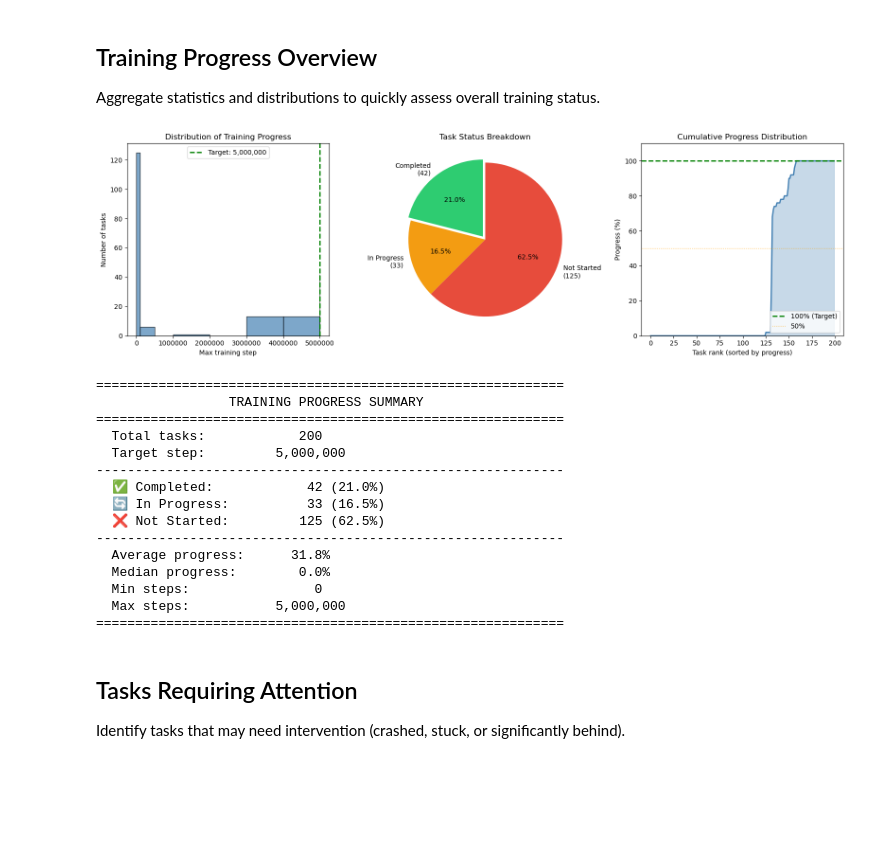
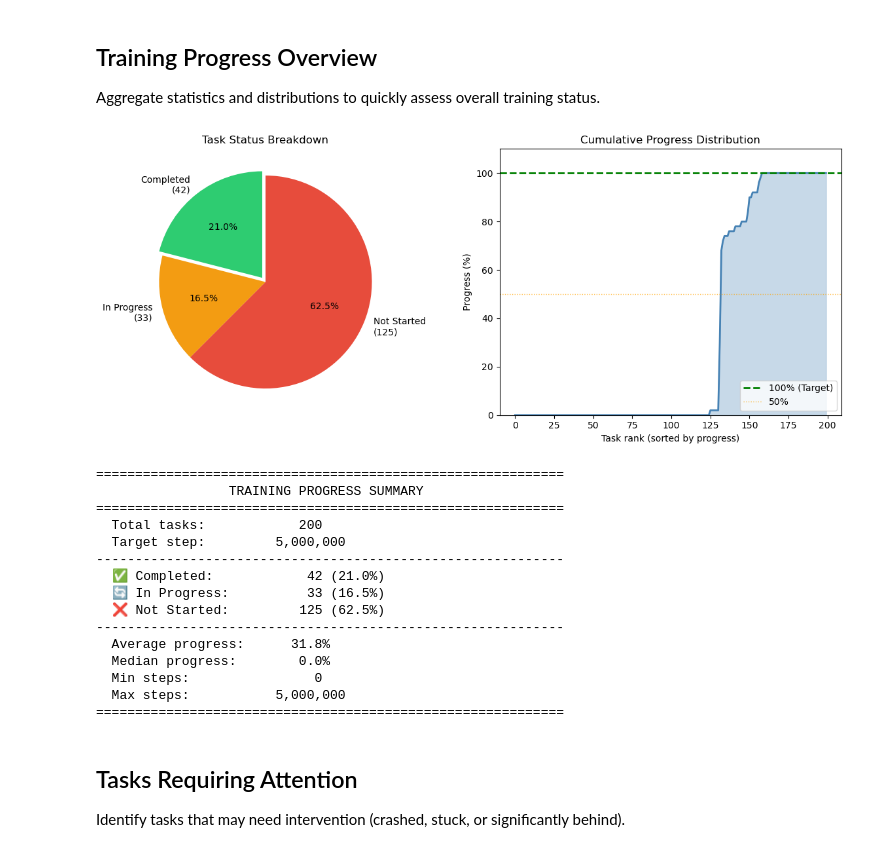
Before and after one commit to keyboardAnt/newt, a Jupyter notebook: discover/browse_runs.ipynb, the cells around one changed output. Drawn from its saved outputs; the diff is of its cells as text; code cells hidden in the pictures; blank space fills up the shorter version.

Commit message:
Refactor `browse_runs.ipynb` for improved visualization and layout
- Updated the layout of the plots in the notebook, reducing the number of subplots from three to two for better clarity.
- Changed the histogram of max steps to a pie chart of task status, enhancing the visual representation of task progress.
- Adjusted figure sizes and titles for improved readability and presentation of data.
- Updated execution counts to reflect the new order of code cells.

```diff
--- a/discover/browse_runs.ipynb
+++ b/discover/browse_runs.ipynb
@@ -363,71 +363,60 @@ def training_overview(df: pd.DataFrame, target_step: int = 5_000_000) -> None:
     median_progress = 100 * steps.median() / target_step
 
     # Create figure with subplots
-    fig, axes = plt.subplots(1, 3, figsize=(16, 5))
+    fig, axes = plt.subplots(1, 2, figsize=(12, 5))
 
-    # 1. Histogram of max steps
+    # 1. Pie chart of status
     ax1 = axes[0]
-    bins = [0, 100_000, 500_000, 1_000_000, 2_000_000, 3_000_000, 4_000_000, 5_000_000, steps.max() + 1]
-    ax1.hist(steps, bins=bins, edgecolor='black', alpha=0.7, color='steelblue')
-    ax1.axvline(x=target_step, color='green', linestyle='--', linewidth=2, label=f'Target: {target_step:,}')
-    ax1.set_xlabel('Max training step')
-    ax1.set_ylabel('Number of tasks')
-    ax1.set_title('Distribution of Training Progress')
-    ax1.ticklabel_format(style='plain', axis='x')
-    ax1.legend()
-
-    # 2. Pie chart of status
-    ax2 = axes[1]
     sizes = [completed, in_progress, not_started]
     labels = [f'Completed\n({completed})', f'In Progress\n({in_progress})', f'Not Started\n({not_started})']
     colors = ['#2ecc71', '#f39c12', '#e74c3c']
     explode = (0.05, 0, 0)
-    wedges, texts, autotexts = ax2.pie(
+    wedges, texts, autotexts = ax1.pie(
         sizes, labels=labels, colors=colors, explode=explode,
         autopct='%1.1f%%', startangle=90, textprops={'fontsize': 10}
     )
-    ax2.set_title('Task Status Breakdown')
+    ax1.set_title('Task Status Breakdown')
 
-    # 3. Progress distribution (cumulative)
-    ax3 = axes[2]
+    # 2. Progress distribution (cumulative)
+    ax2 = axes[1]
     progress_pct = 100 * steps / target_step
     progress_pct = progress_pct.clip(upper=100)  # Cap at 100%
     sorted_progress = progress_pct.sort_values().reset_index(drop=True)
-    ax3.fill_between(range(len(sorted_progress)), sorted_progress, alpha=0.3, color='steelblue')
-    ax3.plot(sorted_progress.values, color='steelblue', linewidth=2)
-    ax3.axhline(y=100, color='green', linestyle='--', linewidth=2, label='100% (Target)')
-    ax3.axhline(y=50, color='orange', linestyle=':', linewidth=1, alpha=0.7, label='50%')
-    ax3.set_xlabel('Task rank (sorted by progress)')
-    ax3.set_ylabel('Progress (%)')
-    ax3.set_title('Cumulative Progress Distribution')
-    ax3.set_ylim(0, 110)
-    ax3.legend(loc='lower right')
+    ax2.fill_between(range(len(sorted_progress)), sorted_progress, alpha=0.3, color='steelblue')
+    ax2.plot(sorted_progress.values, color='steelblue', linewidth=2)
+    ax2.axhline(y=100, color='green', linestyle='--', linewidth=2, label='100% (Target)')
+    ax2.axhline(y=50, color='orange', linestyle=':', linewidth=1, alpha=0.7, label='50%')
+    ax2.set_xlabel('Task rank (sorted by progress)')
+    ax2.set_ylabel('Progress (%)')
+    ax2.set_title('Cumulative Progress Distribution')
+    ax2.set_ylim(0, 110)
+    ax2.legend(loc='lower right')
 
     plt.tight_layout()
     plt.show()
 
     # Print summary statistics
     print("=" * 60)
     print(f"{'TRAINING PROGRESS SUMMARY':^60}")
     print("=" * 60)
     print(f"  Total tasks:         {n_tasks:>6}")
     print(f"  Target step:         {target_step:>6,}")
     print("-" * 60)
     print(f"  ✅ Completed:        {completed:>6} ({pct_complete:.1f}%)")
     print(f"  🔄 In Progress:      {in_progress:>6} ({100*in_progress/n_tasks:.1f}%)")
     print(f"  ❌ Not Started:      {not_started:>6} ({100*not_started/n_tasks:.1f}%)")
     print("-" * 60)
     print(f"  Average progress:    {avg_progress:>6.1f}%")
     print(f"  Median progress:     {median_progress:>6.1f}%")
     print(f"  Min steps:           {int(steps.min()):>6,}")
     print(f"  Max steps:           {int(steps.max()):>6,}")
     print("=" * 60)
 
 
 # Run the overview
 training_overview(df_all, target_step=5_000_000)
 # %% [output]
-[figure, old version]
+[figure, new version]
 ============================================================
                  TRAINING PROGRESS SUMMARY
 ============================================================
```
